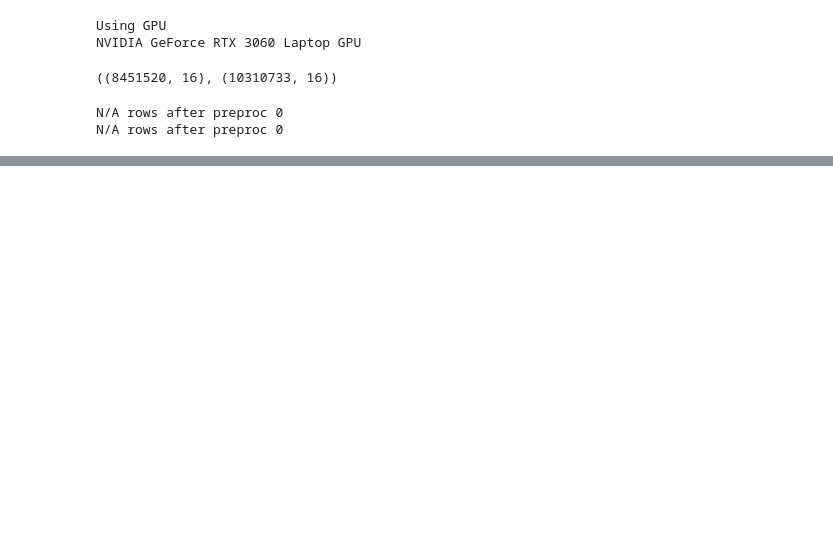
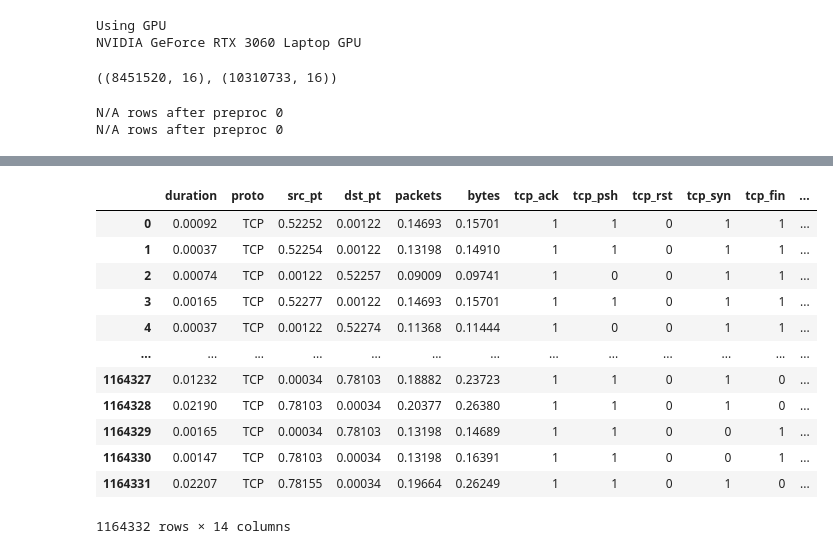
Before and after one commit to sangtanisakshi/thesis-project, a Jupyter notebook: research/data_transform.ipynb, the cells around one changed output, grey strips where cells are left out. Drawn from its saved outputs; the diff is of its cells as text; code cells hidden in the pictures; blank space fills up the shorter version.

```diff
--- a/research/data_transform.ipynb
+++ b/research/data_transform.ipynb
@@ -205,0 +180,12 @@ memory usage: 773.8+ MB
+# %%
+#split the week_1 data into train and test to make sure that the test data has all the attack types but also not to shuffle the indexes
+attack_types = week_1['attack_type'].unique()
+train_df = pd.DataFrame()
+test_df = pd.DataFrame()
+for at in attack_types:
+    at_df = week_1[week_1['attack_type'] == at]
+    at_train_df = at_df.iloc[:int(0.8 * at_df.shape[0])]
+    at_test_df = at_df.iloc[int(0.8 * at_df.shape[0]):]
+    #at_train_df, at_test_df = train_test_split(at_df, test_size=0.2, shuffle=False)
+    train_df = pd.concat([train_df, at_train_df])
+    test_df = pd.concat([test_df, at_test_df])
@@ -392,0 +222,12 @@ test_data.to_csv("../thesisgan/input/test_data.csv", index=False)
+# %%
+for df in datasets:
+    #normalize values
+    df["src_pt"] = df["src_pt"]/df["src_pt"].max()
+    df["dst_pt"] = df["dst_pt"]/df["dst_pt"].max()
+    columns_df = ['duration', 'bytes', 'packets']
+    for c in columns_df:
+        if c == "duration":
+            df[c] = np.log(df[c]+1)
+        else:
+            df[c] = np.log(df[c])
+        df[c] = (df[c]-df[c].min())/(df[c].max()-df[c].min())
@@ -392,0 +255,8 @@ test_data.to_csv("../thesisgan/input/test_data.csv", index=False)
+# %%
+le_dict = {"attack_type": "le_attack_type", "label": "le_label", "proto": "le_proto", "tos": "le_tos"}
+for c in le_dict.keys():
+    le_dict[c] = LabelEncoder()
+    train_df[c] = le_dict[c].fit_transform(train_df[c])
+    train_df[c] = train_df[c].astype("int64")
+    test_df[c] = le_dict[c].fit_transform(test_df[c])
+    test_df[c] = test_df[c].astype("int64")
@@ -392,0 +394,16 @@ test_data.to_csv("../thesisgan/input/test_data.csv", index=False)
+# %%
+train_df
+# %% [output]
+|  | duration | proto | src_pt | dst_pt | packets | bytes | tcp_ack | tcp_psh | tcp_rst | tcp_syn | tcp_fin | ... |
+| 0 | 0.00092 | TCP | 0.52252 | 0.00122 | 0.14693 | 0.15701 | 1 | 1 | 0 | 1 | 1 | ... |
+| 1 | 0.00037 | TCP | 0.52254 | 0.00122 | 0.13198 | 0.14910 | 1 | 1 | 0 | 1 | 1 | ... |
+| 2 | 0.00074 | TCP | 0.00122 | 0.52257 | 0.09009 | 0.09741 | 1 | 0 | 0 | 1 | 1 | ... |
+| 3 | 0.00165 | TCP | 0.52277 | 0.00122 | 0.14693 | 0.15701 | 1 | 1 | 0 | 1 | 1 | ... |
+| 4 | 0.00037 | TCP | 0.00122 | 0.52274 | 0.11368 | 0.11444 | 1 | 0 | 0 | 1 | 1 | ... |
+| ... | ... | ... | ... | ... | ... | ... | ... | ... | ... | ... | ... | ... |
+| 1164327 | 0.01232 | TCP | 0.00034 | 0.78103 | 0.18882 | 0.23723 | 1 | 1 | 0 | 1 | 0 | ... |
+| 1164328 | 0.02190 | TCP | 0.78103 | 0.00034 | 0.20377 | 0.26380 | 1 | 1 | 0 | 1 | 0 | ... |
+| 1164329 | 0.00165 | TCP | 0.00034 | 0.78103 | 0.13198 | 0.14689 | 1 | 1 | 0 | 0 | 1 | ... |
+| 1164330 | 0.00147 | TCP | 0.78103 | 0.00034 | 0.13198 | 0.16391 | 1 | 1 | 0 | 0 | 1 | ... |
+| 1164331 | 0.02207 | TCP | 0.78155 | 0.00034 | 0.19664 | 0.26249 | 1 | 1 | 0 | 1 | 0 | ... |
+1164332 rows × 14 columns
```
Also changed, not shown: parts of 54 cells of this notebook, 11 other files.
